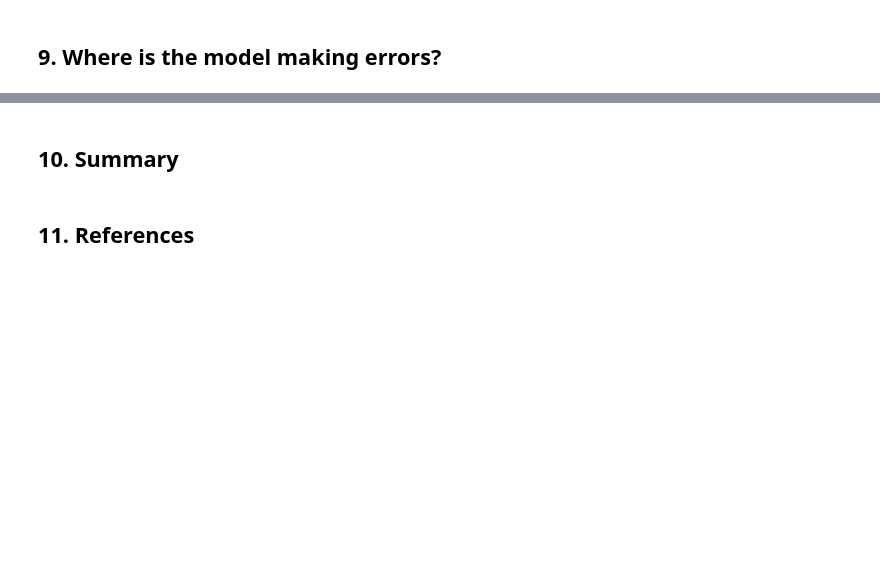
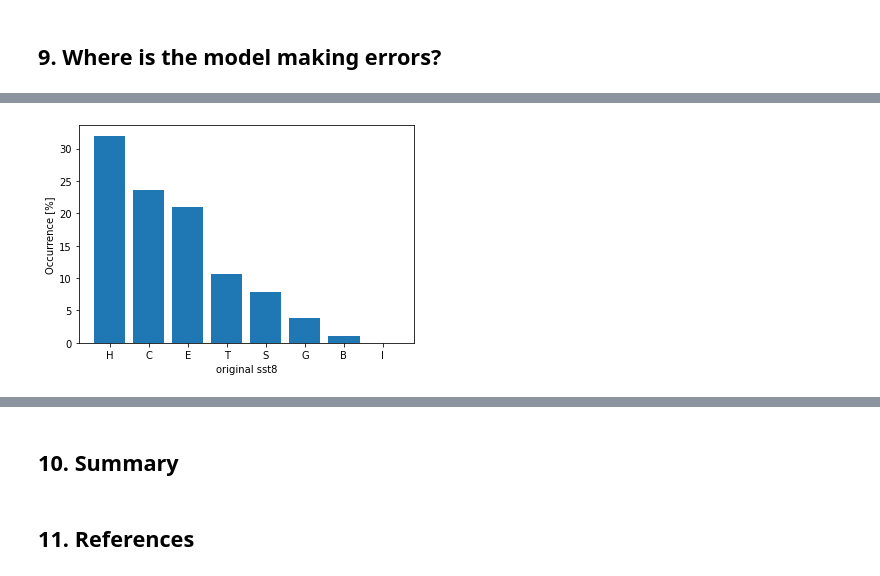
Before and after one commit to barsur93/protein_structure_prediction, a Jupyter notebook: protein_structure_prediction.ipynb, the cells around one changed output, grey strips where cells are left out. Cells and saved outputs as stored; diff of their text form; code cells hidden in the pictures; blank space fills up the shorter version.

```diff
--- a/protein_structure_prediction.ipynb
+++ b/protein_structure_prediction.ipynb
@@ -1036,0 +831,2 @@ with open('../models/model9_conv1d_bilstm_x2_dense_x2_protvec_embeddings_q8_hist
+# %%
+loaded_model9 = load_model('../models/model9_conv1d_bilstm_x2_dense_x2_protvec_embeddings_q8.h5')
@@ -1036,0 +900,7 @@ with open('../models/model9_conv1d_bilstm_x2_dense_x2_protvec_embeddings_q8_hist
+# %%
+sst8_model_eval_df['success_rate'] = compare_original_predicted(sst8_model_eval_df.predicted_sst8_test, sst8_model_eval_df.original_sst8)[0]
+sst8_model_eval_df['mistakes'] = compare_original_predicted(sst8_model_eval_df.predicted_sst8_test, sst8_model_eval_df.original_sst8)[1]
+# %%
+visualizer.visualize_occurrence(feature_series=sst8_model_eval_df.original_sst8, xlabel='original sst8').show()
+# %% [output]
+[figure, added]
```
Also changed, not shown: parts of 49 cells of this notebook.
